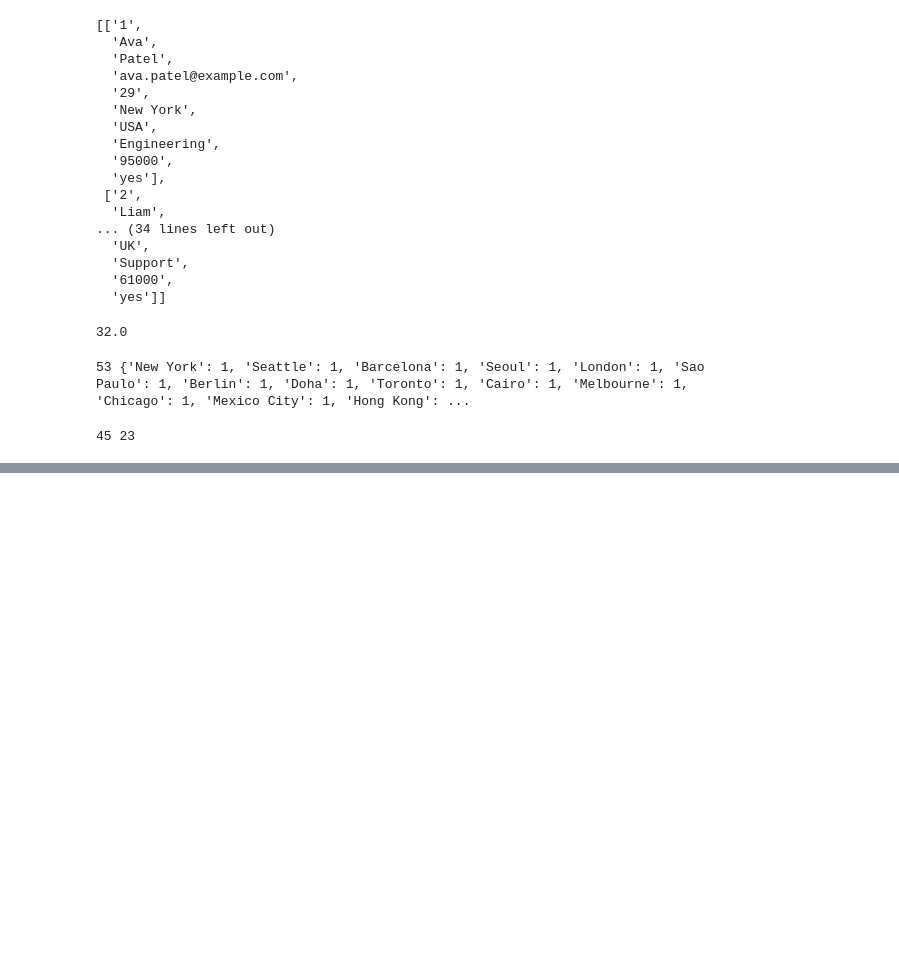
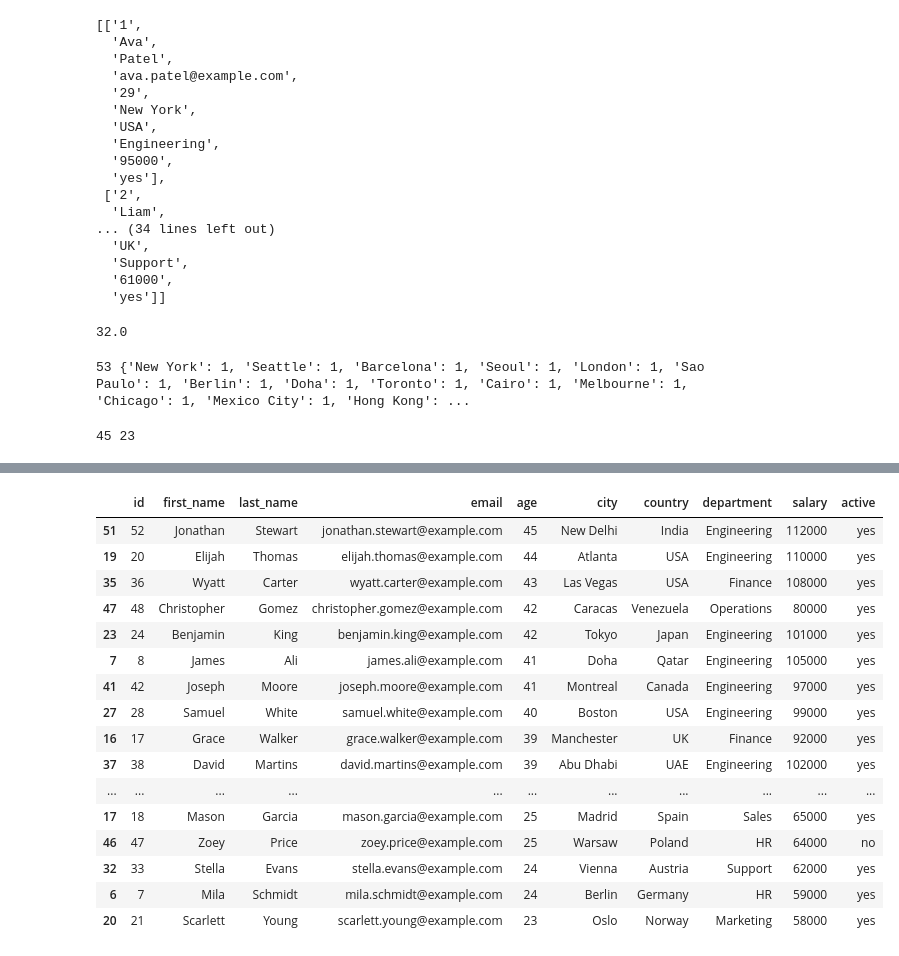
Before and after one commit to harsh-valecha/python_data_analysis_capstones, a Jupyter notebook: csv_sandbox/csv_practice.ipynb, the cells around one changed output, grey strips where cells are left out. Drawn from its saved outputs; the diff is of its cells as text; code cells hidden in the pictures; blank space fills up the shorter version.

```diff
--- a/csv_sandbox/csv_practice.ipynb
+++ b/csv_sandbox/csv_practice.ipynb
@@ -99,0 +164,5 @@ print(max(ages_lst),min(ages_lst))
+# %%
+# reading the csv file and sorting by age desc
+import pandas as pd
+df = pd.read_csv('practice_data.csv')
+df.head()
@@ -99,0 +176,21 @@ print(max(ages_lst),min(ages_lst))
+# %%
+# sort by age descending
+df.sort_values(by='age',ascending=False)
+# %% [output]
+|  | id | first_name | last_name | email | age | city | country | department | salary | active |
+| 51 | 52 | Jonathan | Stewart | jonathan.stewart@example.com | 45 | New Delhi | India | Engineering | 112000 | yes |
+| 19 | 20 | Elijah | Thomas | elijah.thomas@example.com | 44 | Atlanta | USA | Engineering | 110000 | yes |
+| 35 | 36 | Wyatt | Carter | wyatt.carter@example.com | 43 | Las Vegas | USA | Finance | 108000 | yes |
+| 47 | 48 | Christopher | Gomez | christopher.gomez@example.com | 42 | Caracas | Venezuela | Operations | 80000 | yes |
+| 23 | 24 | Benjamin | King | benjamin.king@example.com | 42 | Tokyo | Japan | Engineering | 101000 | yes |
+| 7 | 8 | James | Ali | james.ali@example.com | 41 | Doha | Qatar | Engineering | 105000 | yes |
+| 41 | 42 | Joseph | Moore | joseph.moore@example.com | 41 | Montreal | Canada | Engineering | 97000 | yes |
+| 27 | 28 | Samuel | White | samuel.white@example.com | 40 | Boston | USA | Engineering | 99000 | yes |
+| 16 | 17 | Grace | Walker | grace.walker@example.com | 39 | Manchester | UK | Finance | 92000 | yes |
+| 37 | 38 | David | Martins | david.martins@example.com | 39 | Abu Dhabi | UAE | Engineering | 102000 | yes |
+| ... | ... | ... | ... | ... | ... | ... | ... | ... | ... | ... |
+| 17 | 18 | Mason | Garcia | mason.garcia@example.com | 25 | Madrid | Spain | Sales | 65000 | yes |
+| 46 | 47 | Zoey | Price | zoey.price@example.com | 25 | Warsaw | Poland | HR | 64000 | no |
+| 32 | 33 | Stella | Evans | stella.evans@example.com | 24 | Vienna | Austria | Support | 62000 | yes |
+| 6 | 7 | Mila | Schmidt | mila.schmidt@example.com | 24 | Berlin | Germany | HR | 59000 | yes |
+| 20 | 21 | Scarlett | Young | scarlett.young@example.com | 23 | Oslo | Norway | Marketing | 58000 | yes |
```
Also changed, not shown: parts of 11 cells of this notebook, 2 other files.
